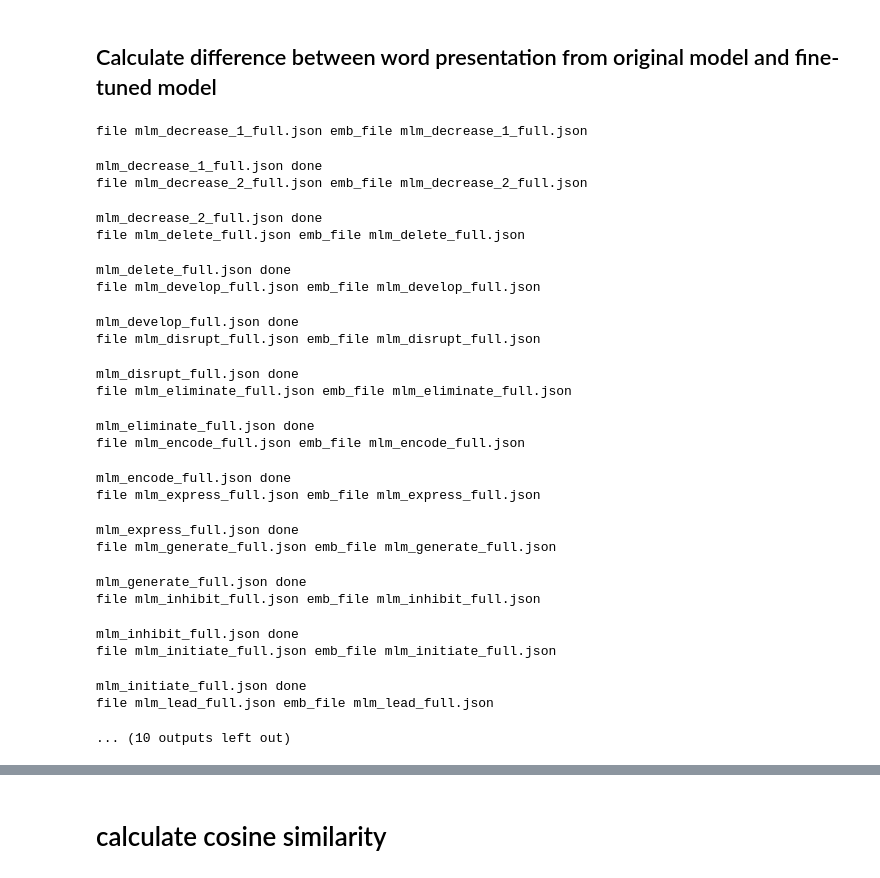
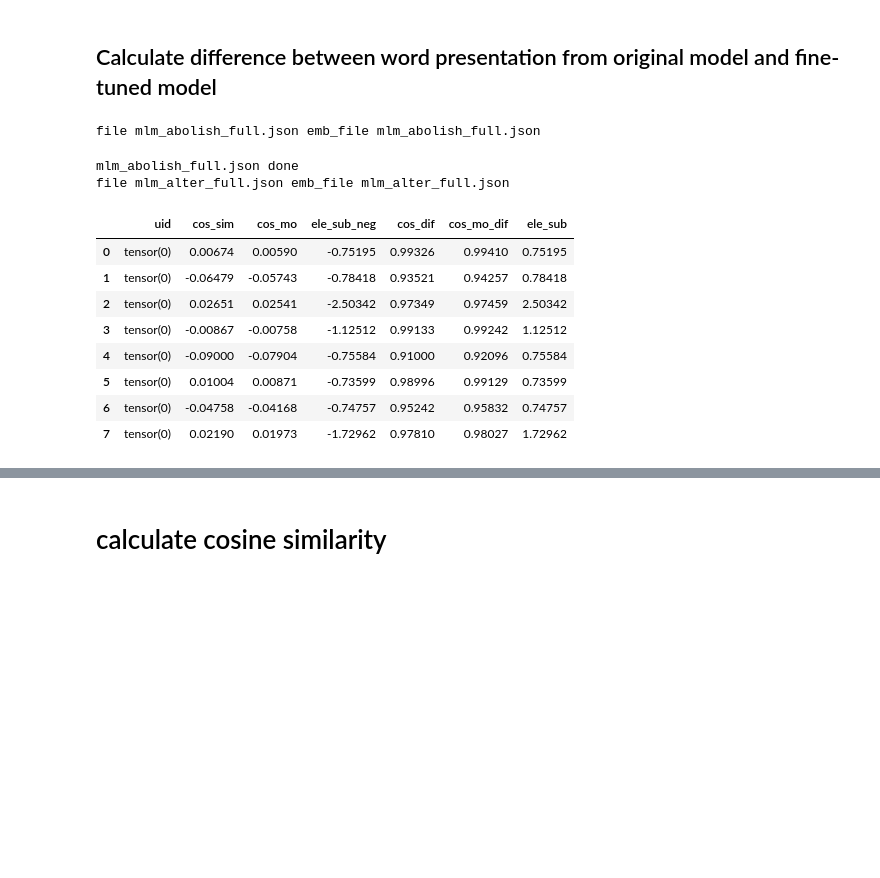
Before and after one commit to phatpham46/XAI-SRL, a Jupyter notebook: MLM/get_word_represent.ipynb, the cells around one changed output, grey strips where cells are left out. Saved outputs shown, nothing was run; the diff lists cells and outputs as text; code cells hidden in the pictures; blank space fills up the shorter version.

```diff
--- a/MLM/get_word_represent.ipynb
+++ b/MLM/get_word_represent.ipynb
@@ -127,31 +127,22 @@ pipe = inferPipeline(logger)
 # %%
 
 dataDir = Path('./data_mlm/process_folder/mlm_output')
-wriDir = Path('/mnt/c/Users/Phat Pham/Documents/THESIS/SRLPredictionEasel/MLM/data_mlm/process_folder/cosine_similarity_sum4')
+wriDir = Path('/mnt/c/Users/Phat Pham/Documents/THESIS/SRLPredictionEasel/MLM/data_mlm/process_folder/PAS_knowledge')
 embDir = Path('./data_mlm/process_folder/word_represent_finetuned_model')
-cal_all_files(pipe, dataDir, embDir, wriDir)
+df = cal_all_files(pipe, dataDir, embDir, wriDir)
 # %% [output]
-file mlm_decrease_1_full.json emb_file mlm_decrease_1_full.json
+file mlm_abolish_full.json emb_file mlm_abolish_full.json
-mlm_decrease_1_full.json done
-file mlm_decrease_2_full.json emb_file mlm_decrease_2_full.json
+mlm_abolish_full.json done
+file mlm_alter_full.json emb_file mlm_alter_full.json
-mlm_decrease_2_full.json done
-file mlm_delete_full.json emb_file mlm_delete_full.json
-mlm_delete_full.json done
-file mlm_develop_full.json emb_file mlm_develop_full.json
-mlm_develop_full.json done
-file mlm_disrupt_full.json emb_file mlm_disrupt_full.json
-mlm_disrupt_full.json done
-file mlm_eliminate_full.json emb_file mlm_eliminate_full.json
-mlm_eliminate_full.json done
-file mlm_encode_full.json emb_file mlm_encode_full.json
-mlm_encode_full.json done
-file mlm_express_full.json emb_file mlm_express_full.json
-mlm_express_full.json done
-file mlm_generate_full.json emb_file mlm_generate_full.json
-mlm_generate_full.json done
-file mlm_inhibit_full.json emb_file mlm_inhibit_full.json
-mlm_inhibit_full.json done
-file mlm_initiate_full.json emb_file mlm_initiate_full.json
-mlm_initiate_full.json done
-file mlm_lead_full.json emb_file mlm_lead_full.json
-... (10 outputs left out)
+# %%
+df.head()
+# %% [output]
+|  | uid | cos_sim | cos_mo | ele_sub_neg | cos_dif | cos_mo_dif | ele_sub |
+| 0 | tensor(0) | 0.00674 | 0.00590 | -0.75195 | 0.99326 | 0.99410 | 0.75195 |
+| 1 | tensor(0) | -0.06479 | -0.05743 | -0.78418 | 0.93521 | 0.94257 | 0.78418 |
+| 2 | tensor(0) | 0.02651 | 0.02541 | -2.50342 | 0.97349 | 0.97459 | 2.50342 |
+| 3 | tensor(0) | -0.00867 | -0.00758 | -1.12512 | 0.99133 | 0.99242 | 1.12512 |
+| 4 | tensor(0) | -0.09000 | -0.07904 | -0.75584 | 0.91000 | 0.92096 | 0.75584 |
+| 5 | tensor(0) | 0.01004 | 0.00871 | -0.73599 | 0.98996 | 0.99129 | 0.73599 |
+| 6 | tensor(0) | -0.04758 | -0.04168 | -0.74757 | 0.95242 | 0.95832 | 0.74757 |
+| 7 | tensor(0) | 0.02190 | 0.01973 | -1.72962 | 0.97810 | 0.98027 | 1.72962 |
```
Also changed, not shown: parts of 7 cells of this notebook, 7 other files.
